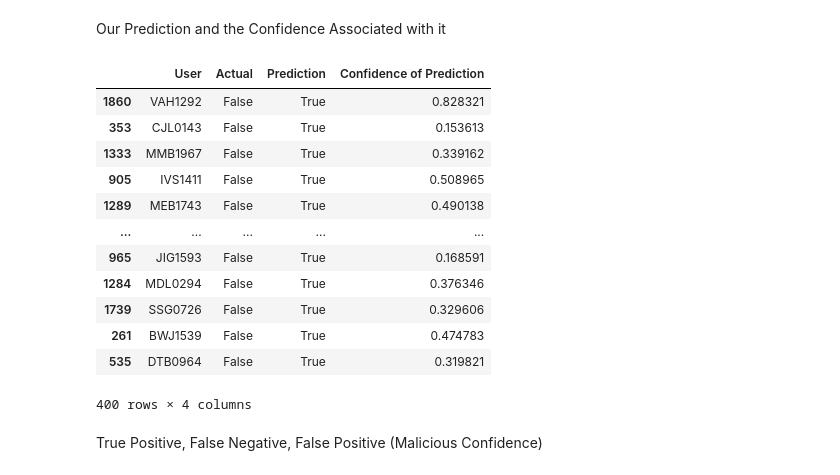
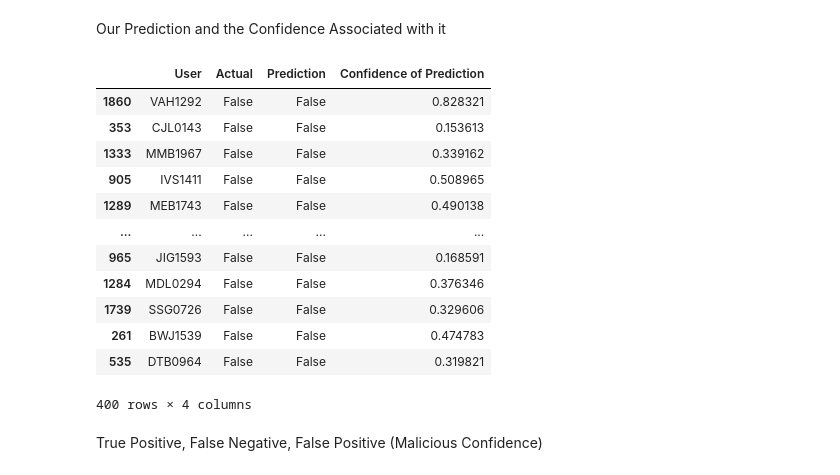
Before and after one commit to mel0778/dsa4263, a Jupyter notebook: notebooks/model_SVM.ipynb, the cells around one changed output. Saved outputs shown, nothing was run; the diff lists cells and outputs as text; code cells hidden in the pictures.

```diff
--- a/notebooks/model_SVM.ipynb
+++ b/notebooks/model_SVM.ipynb
@@ -401,24 +401,24 @@ Our Prediction and the Confidence Associated with it
 # %%
 
 names_array = list(X_test_w_name['user'].iloc)
-test_pred = np.where(test_pred == 1, 0, 1)
-final_guess = {'User': names_array, 'Actual': y_test, 'Prediction': test_pred.astype(bool), 'Confidence of Prediction': test_confi}
+test_pred_ = np.where(test_pred == 1, 0, 1)
+final_guess = {'User': names_array, 'Actual': y_test, 'Prediction': test_pred_.astype(bool), 'Confidence of Prediction': test_confi}
 final_guess = pd.DataFrame(final_guess)
 
 final_guess
 # %% [output]
 |  | User | Actual | Prediction | Confidence of Prediction |
-| 1860 | VAH1292 | False | True | 0.828321 |
-| 353 | CJL0143 | False | True | 0.153613 |
-| 1333 | MMB1967 | False | True | 0.339162 |
-| 905 | IVS1411 | False | True | 0.508965 |
-| 1289 | MEB1743 | False | True | 0.490138 |
+| 1860 | VAH1292 | False | False | 0.828321 |
+| 353 | CJL0143 | False | False | 0.153613 |
+| 1333 | MMB1967 | False | False | 0.339162 |
+| 905 | IVS1411 | False | False | 0.508965 |
+| 1289 | MEB1743 | False | False | 0.490138 |
 | ... | ... | ... | ... | ... |
-| 965 | JIG1593 | False | True | 0.168591 |
-| 1284 | MDL0294 | False | True | 0.376346 |
-| 1739 | SSG0726 | False | True | 0.329606 |
-| 261 | BWJ1539 | False | True | 0.474783 |
-| 535 | DTB0964 | False | True | 0.319821 |
+| 965 | JIG1593 | False | False | 0.168591 |
+| 1284 | MDL0294 | False | False | 0.376346 |
+| 1739 | SSG0726 | False | False | 0.329606 |
+| 261 | BWJ1539 | False | False | 0.474783 |
+| 535 | DTB0964 | False | False | 0.319821 |
 400 rows × 4 columns
 # %% [markdown]
 True Positive, False Negative, False Positive (Malicious Confidence)
```
Also changed, not shown: parts of 3 cells of this notebook.
